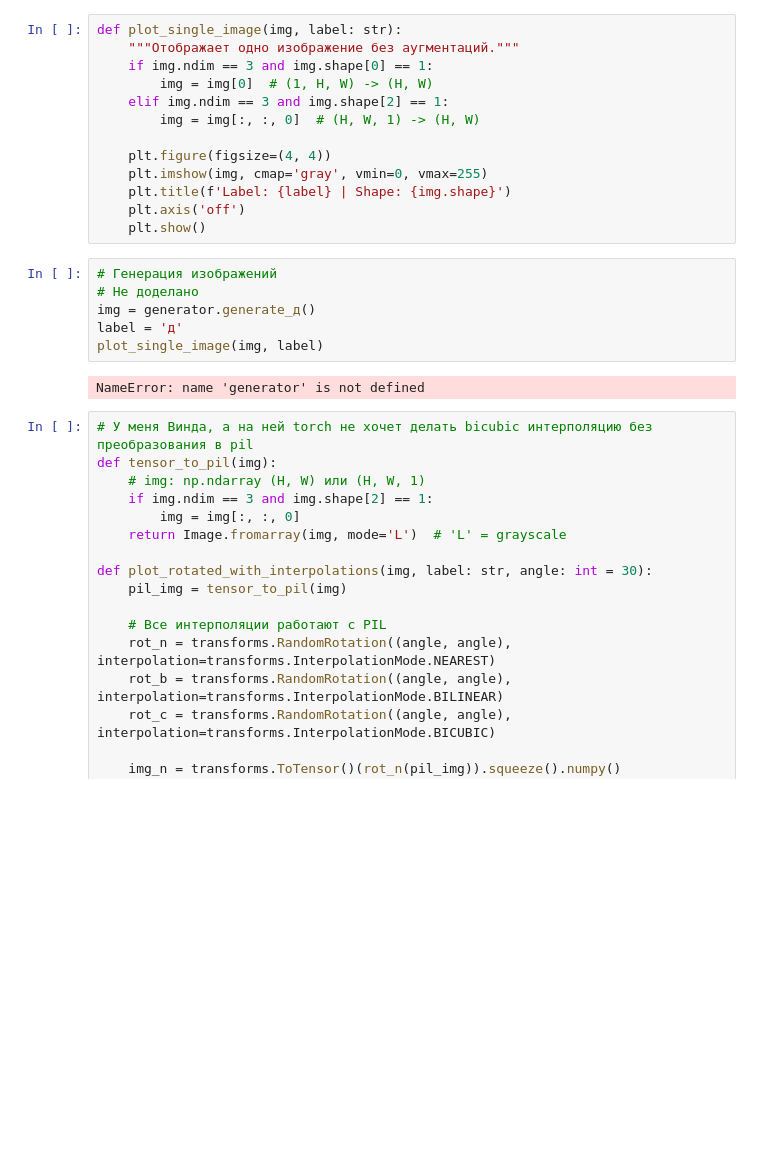
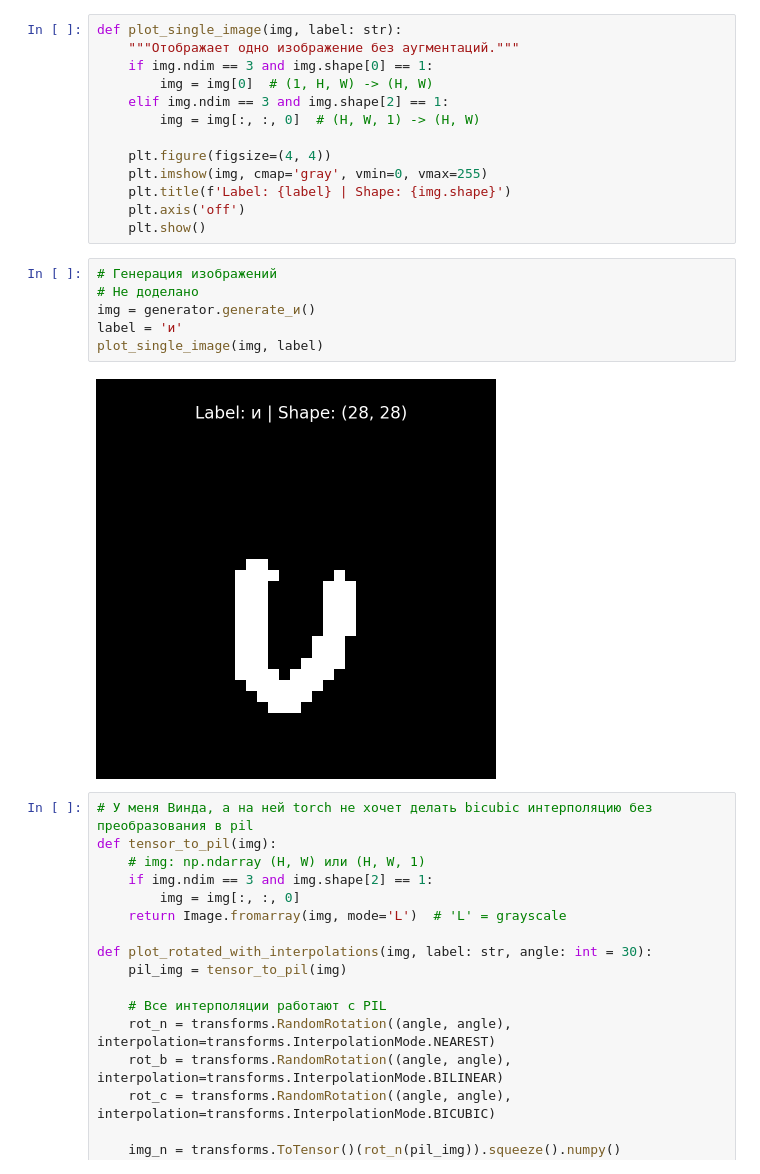
Before and after one commit to Toxele/MNIST_synthetic_cyrillic, a Jupyter notebook: letters_gen.ipynb, the cells around one changed output. Drawn from its saved outputs; the diff is of its cells as text; blank space fills up the shorter version.

```diff
--- a/letters_gen.ipynb
+++ b/letters_gen.ipynb
@@ -50,14 +50,14 @@ def plot_single_image(img, label: str):
     plt.title(f'Label: {label} | Shape: {img.shape}')
     plt.axis('off')
     plt.show()
-# %%
-# Генерация изображений
-# Не доделано
-img = generator.generate_д()
-label = 'д'
-plot_single_image(img, label)
-# %% [output]
-NameError: name 'generator' is not defined
+# %%
+# Генерация изображений
+# Не доделано
+img = generator.generate_и()
+label = 'и'
+plot_single_image(img, label)
+# %% [output]
+[figure, added]
 # %%
 # У меня Винда, а на ней torch не хочет делать bicubic интерполяцию без преобразования в pil
 def tensor_to_pil(img):
```
Also changed, not shown: parts of 20 cells of this notebook, 4 other files.
